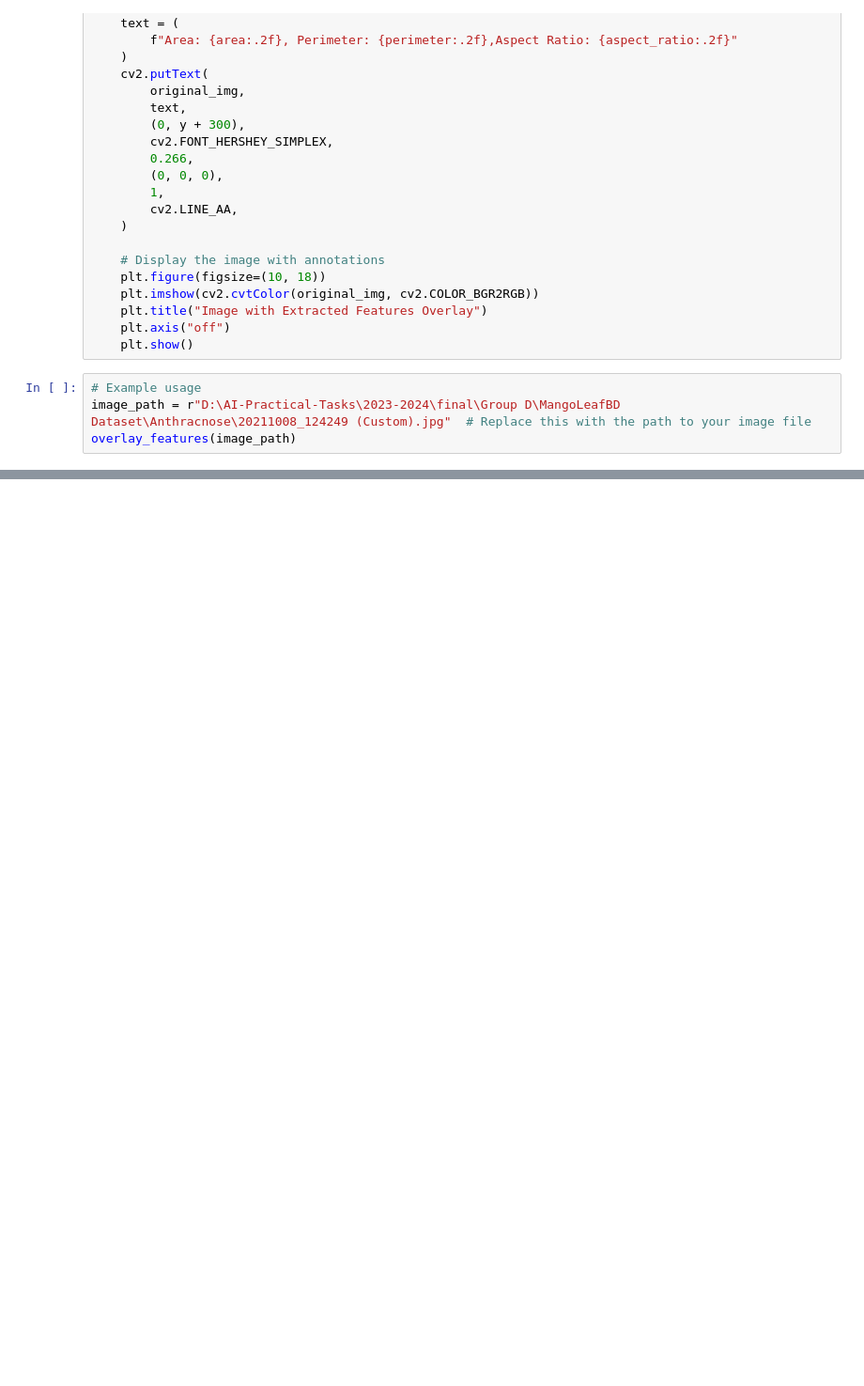
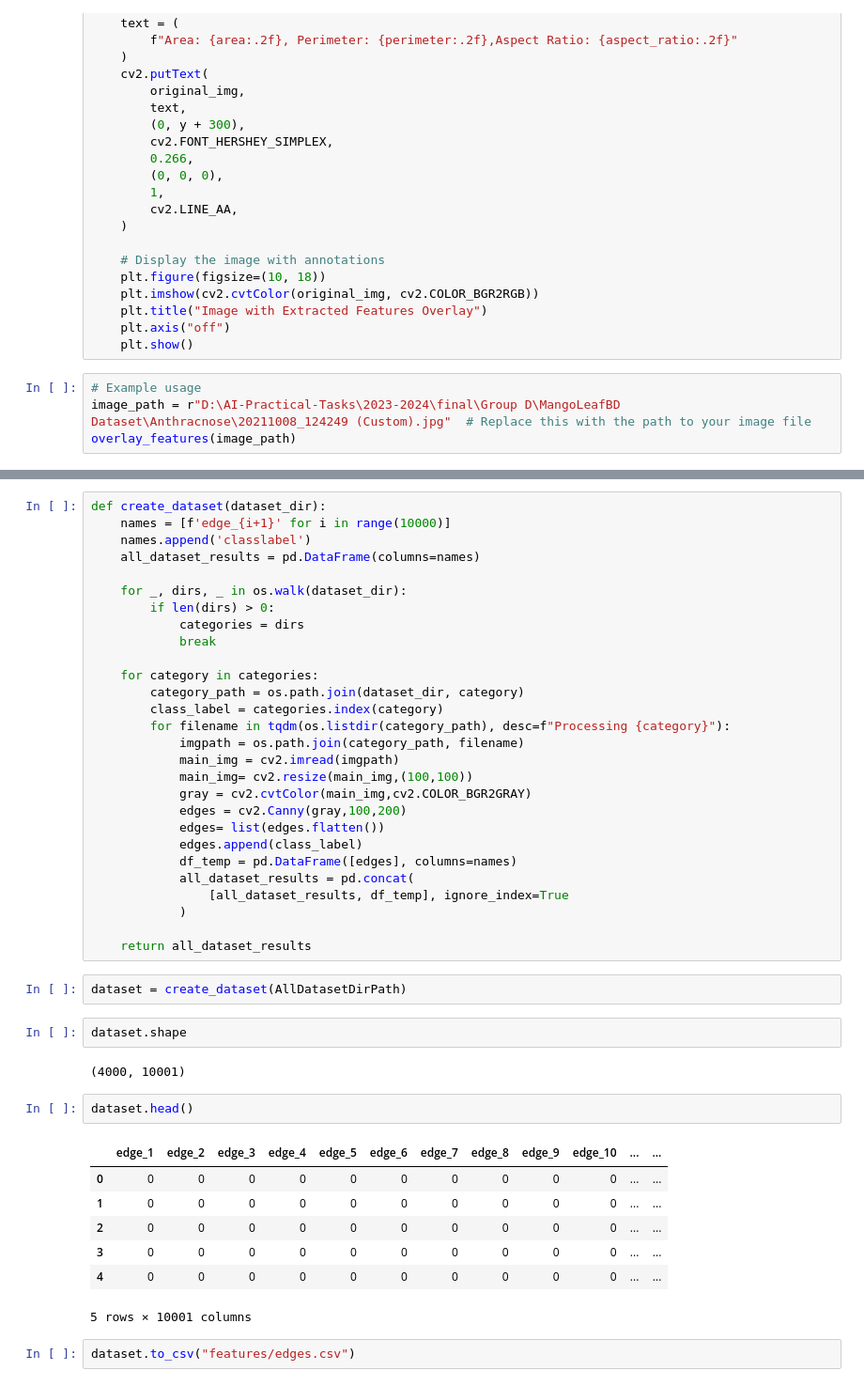
Before and after one commit to kodo-yousif/AI-Practical-Tasks, a Jupyter notebook: 2023-2024/final/Group D/feature_extraction.ipynb, the cells around one changed output, grey strips where cells are left out. Shown at 94% size. Saved outputs shown, nothing was run; the diff lists cells and outputs as text; blank space fills up the shorter version.

```diff
--- a/2023-2024/final/Group D/feature_extraction.ipynb
+++ b/2023-2024/final/Group D/feature_extraction.ipynb
@@ -206,0 +386,46 @@ overlay_features(image_path)
+# %%
+def create_dataset(dataset_dir):
+    names = [f'edge_{i+1}' for i in range(10000)]
+    names.append('classlabel')
+    all_dataset_results = pd.DataFrame(columns=names)
+
+    for _, dirs, _ in os.walk(dataset_dir):
+        if len(dirs) > 0:
+            categories = dirs
+            break
+
+    for category in categories:
+        category_path = os.path.join(dataset_dir, category)
+        class_label = categories.index(category)
+        for filename in tqdm(os.listdir(category_path), desc=f"Processing {category}"):
+            imgpath = os.path.join(category_path, filename)
+            main_img = cv2.imread(imgpath)
+            main_img= cv2.resize(main_img,(100,100))
+            gray = cv2.cvtColor(main_img,cv2.COLOR_BGR2GRAY)
+            edges = cv2.Canny(gray,100,200)
+            edges= list(edges.flatten())
+            edges.append(class_label)
+            df_temp = pd.DataFrame([edges], columns=names)
+            all_dataset_results = pd.concat(
+                [all_dataset_results, df_temp], ignore_index=True
+            )
+
+    return all_dataset_results
+# %%
+dataset = create_dataset(AllDatasetDirPath)
+# %%
+dataset.shape
+# %% [output]
+(4000, 10001)
+# %%
+dataset.head()
+# %% [output]
+|  | edge_1 | edge_2 | edge_3 | edge_4 | edge_5 | edge_6 | edge_7 | edge_8 | edge_9 | edge_10 | ... | ... |
+| 0 | 0 | 0 | 0 | 0 | 0 | 0 | 0 | 0 | 0 | 0 | ... | ... |
+| 1 | 0 | 0 | 0 | 0 | 0 | 0 | 0 | 0 | 0 | 0 | ... | ... |
+| 2 | 0 | 0 | 0 | 0 | 0 | 0 | 0 | 0 | 0 | 0 | ... | ... |
+| 3 | 0 | 0 | 0 | 0 | 0 | 0 | 0 | 0 | 0 | 0 | ... | ... |
+| 4 | 0 | 0 | 0 | 0 | 0 | 0 | 0 | 0 | 0 | 0 | ... | ... |
+5 rows × 10001 columns
+# %%
+dataset.to_csv("features/edges.csv")
```
Also changed, not shown: parts of 25 cells of this notebook, 7 other files.
